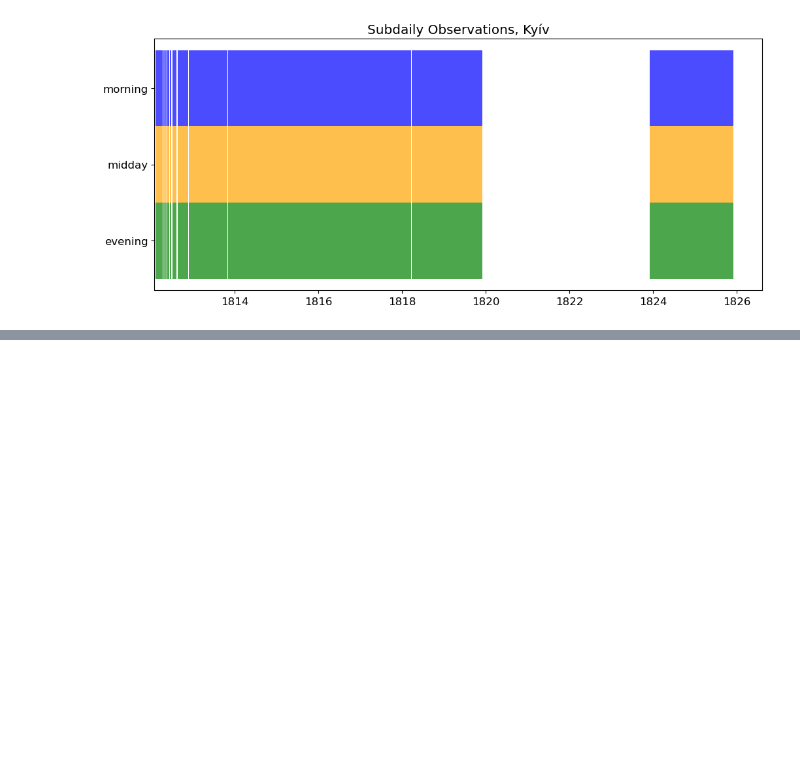
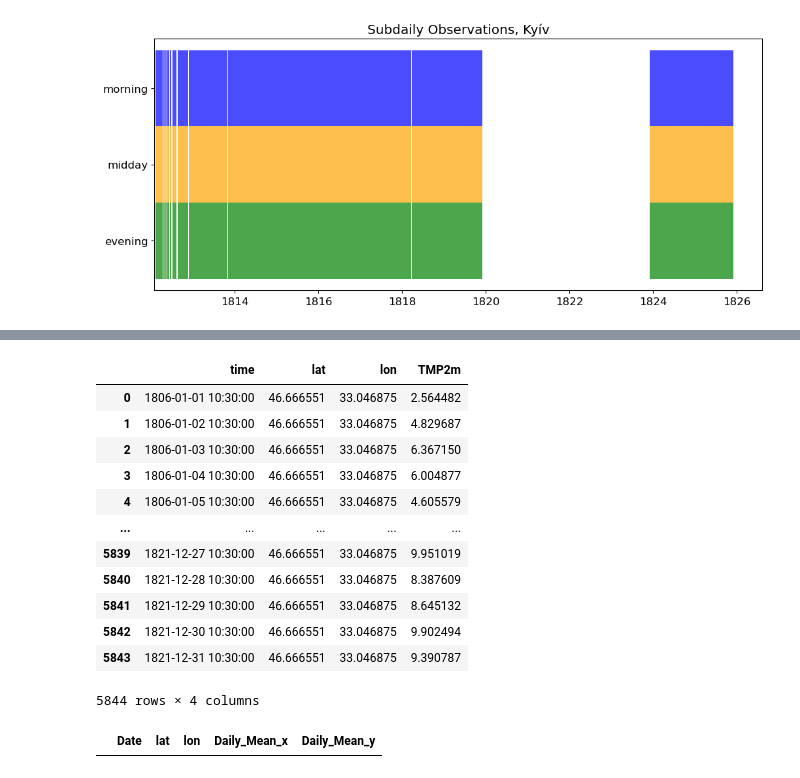
Before and after one commit to carlotatrx/dataprep, a Jupyter notebook: dataprep_ukraine.ipynb, the cells around one changed output, grey strips where cells are left out. Saved outputs shown, nothing was run; the diff lists cells and outputs as text; code cells hidden in the pictures; blank space fills up the shorter version.

```diff
--- a/dataprep_ukraine.ipynb
+++ b/dataprep_ukraine.ipynb
@@ -236,0 +314,16 @@ plt.show()
+# %%
+df_20CR
+# %% [output]
+|  | time | lat | lon | TMP2m |
+| 0 | 1806-01-01 10:30:00 | 46.666551 | 33.046875 | 2.564482 |
+| 1 | 1806-01-02 10:30:00 | 46.666551 | 33.046875 | 4.829687 |
+| 2 | 1806-01-03 10:30:00 | 46.666551 | 33.046875 | 6.367150 |
+| 3 | 1806-01-04 10:30:00 | 46.666551 | 33.046875 | 6.004877 |
+| 4 | 1806-01-05 10:30:00 | 46.666551 | 33.046875 | 4.605579 |
+| ... | ... | ... | ... | ... |
+| 5839 | 1821-12-27 10:30:00 | 46.666551 | 33.046875 | 9.951019 |
+| 5840 | 1821-12-28 10:30:00 | 46.666551 | 33.046875 | 8.387609 |
+| 5841 | 1821-12-29 10:30:00 | 46.666551 | 33.046875 | 8.645132 |
+| 5842 | 1821-12-30 10:30:00 | 46.666551 | 33.046875 | 9.902494 |
+| 5843 | 1821-12-31 10:30:00 | 46.666551 | 33.046875 | 9.390787 |
+5844 rows × 4 columns
@@ -236,0 +362,4 @@ plt.show()
+# %%
+df_merged
+# %% [output]
+|  | Date | lat | lon | Daily_Mean_x | Daily_Mean_y |
```
Also changed, not shown: parts of 11 cells of this notebook, 3 other files.
